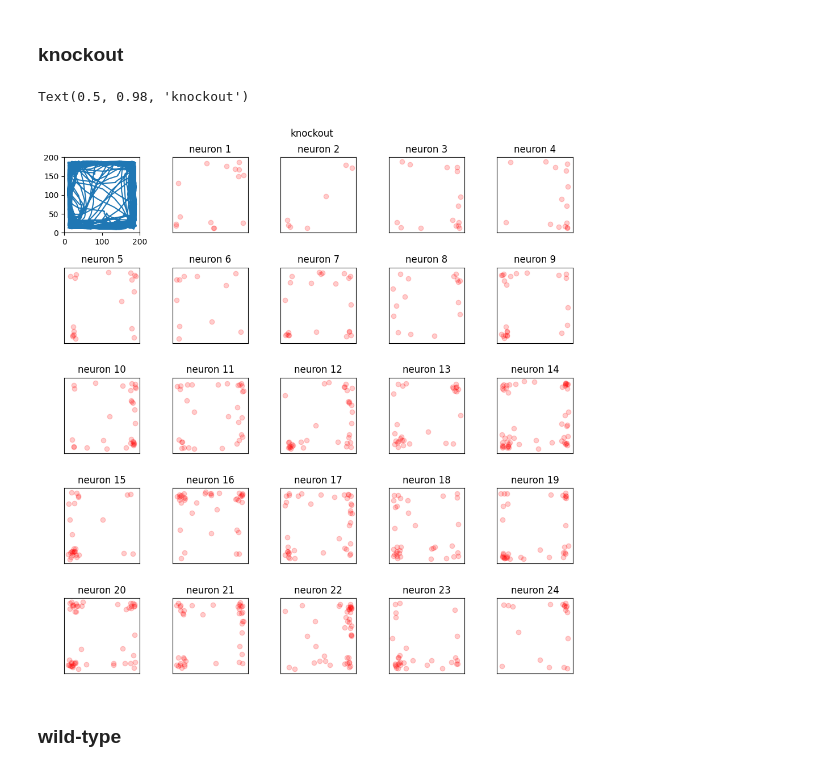
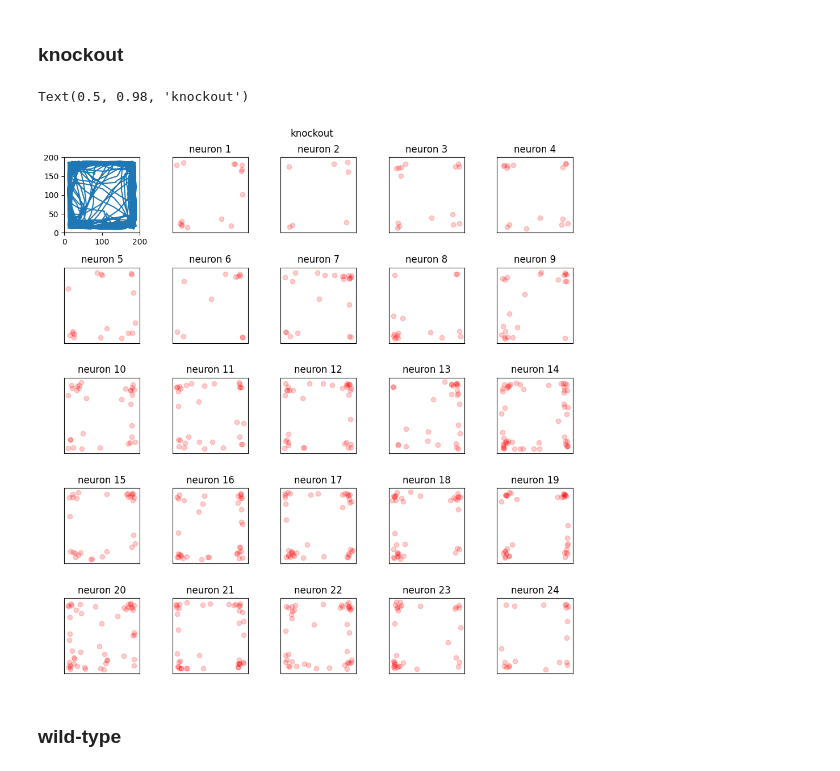
Before and after one commit to kisaragiRY/decoding-DG, a Jupyter notebook: notebooks/2-data-exploration/1-detect-place-cells/01-spike-triggered-average.ipynb, the cells around one changed output. Saved outputs shown, nothing was run; the diff lists cells and outputs as text; code cells hidden in the pictures.

Commit message:
modified the dataset that was used #57

```diff
--- a/notebooks/2-data-exploration/1-detect-place-cells/01-spike-triggered-average.ipynb
+++ b/notebooks/2-data-exploration/1-detect-place-cells/01-spike-triggered-average.ipynb
@@ -9,16 +9,16 @@ from pathlib import Path
 import numpy as np
 from tqdm import tqdm
 
-from dataloader import SpikesCoordDataset
+from dataloader import BaseDataset
 from util import *
+from param import *
 
-ROOT = Path("/work")
-DATA_DIR = ROOT/Path('data/alldata/')
-datalist = np.array([x for x in DATA_DIR.iterdir()])
+datalist = ParamDir().data_list
+OUTPUT_DIR = ParamDir().output_dir
 # %% [markdown]
 ## Representatives
 # %%
-def cal_sta(dataset: SpikesCoordDataset, num_par: int, neuron_id: int) -> NDArray:
+def cal_sta(dataset: BaseDataset, num_par: int, neuron_id: int) -> NDArray:
     """Calculate spike triggered average.
     """
     speed = cal_velocity(dataset.coords_xy)
@@ -41,39 +41,39 @@ data_dir = datalist[0]
 data_name = str(data_dir).split('/')[-1]
 mouse_type = "knockout" if "KO" in data_name else "wild-type"
 
-dataset = SpikesCoordDataset(data_dir)
+dataset = BaseDataset(data_dir, ParamData().mobility, ParamData().shuffle, ParamData().random_state)
 num_neuron = dataset.spikes.shape[1]
 
 # show 50 neurons
 fig, axes = plt.subplots(nrows=5, ncols=5 ,tight_layout=True, figsize=(10,10))
 axes = axes.ravel()
 
 # plot traces
 x, y = dataset.coords_xy[:, 0], dataset.coords_xy[:, 1]
 axes[0].plot(x, y)
 axes[0].set_aspect("equal")
 axes[0].set_xlim(0,200)
 axes[0].set_ylim(0,200)
 # plot spikes
 for neuron_id in range(len(axes)-1):
 
     sta = cal_sta(dataset, num_par=200, neuron_id=neuron_id)
     for y, row in enumerate(sta):
         for x, spike in enumerate(row):
             if spike != 0 :
                 axes[neuron_id+1].scatter(x,y, c="r", alpha = .2)
     # axes[neuron_id].imshow(sta)
     axes[neuron_id+1].set_title(f"neuron {neuron_id+1}")
     axes[neuron_id+1].get_yaxis().set_visible(False)
     axes[neuron_id+1].get_xaxis().set_visible(False)
     axes[neuron_id+1].set_aspect("equal")
     axes[neuron_id+1].set_xlim(0,200)
     axes[neuron_id+1].set_ylim(0,200)
 
 fig.suptitle(mouse_type)
 # %% [output]
 Text(0.5, 0.98, 'knockout')
-[figure, old version]
+[figure, new version]
 # %% [markdown]
 ### wild-type
 # %%
```
Also changed, not shown: parts of 2 cells of this notebook, 1 other file.
